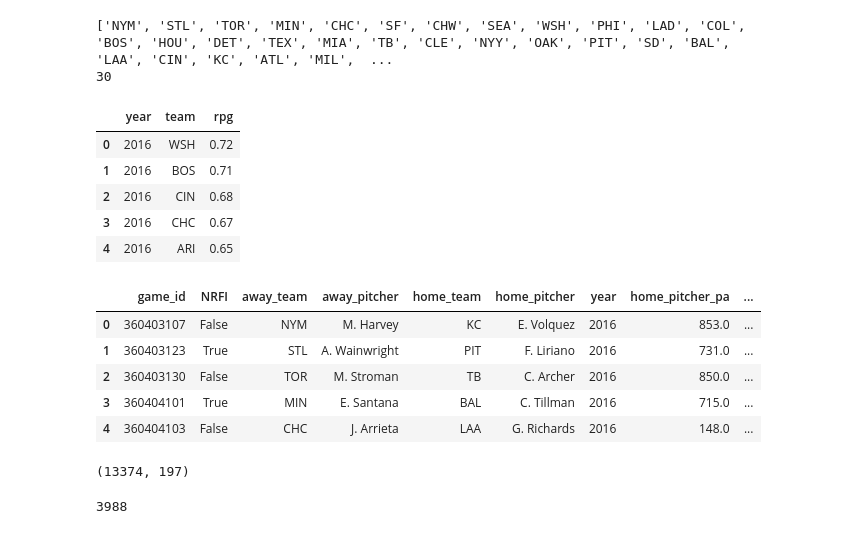
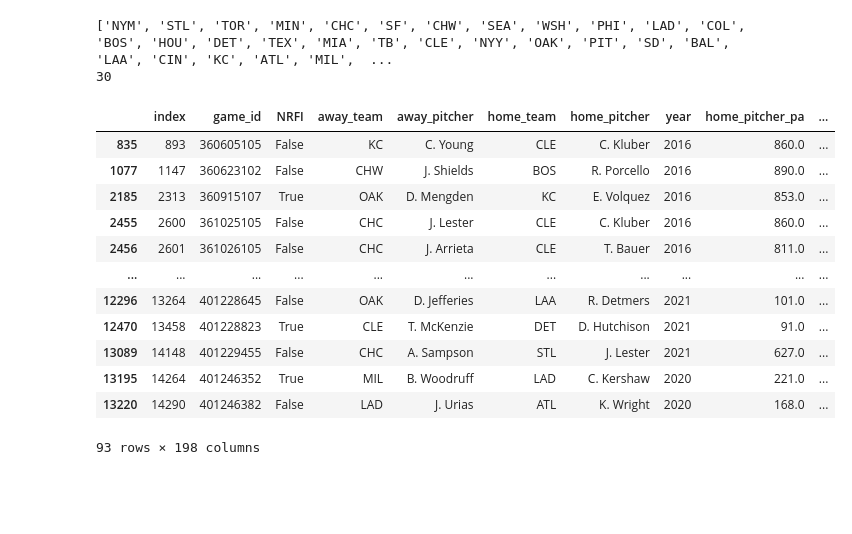
Before and after one commit to stevenarbo3/nrfi_prediction, a Jupyter notebook: nrfi.ipynb, the cells around one changed output. Drawn from its saved outputs; the diff is of its cells as text; code cells hidden in the pictures; blank space fills up the shorter version.

```diff
--- a/nrfi.ipynb
+++ b/nrfi.ipynb
@@ -471,14 +365,12 @@ df.head()
 
 Going to scrape teamrankings.com for the data
 # %%
-%pip install html5lib
-
 import pandas as pd
 import time, random, os
 
 # Load data if already scraped
-if os.path.exists('first-inning-runs-per-game.csv'):
-    first_inning_rpg_df = pd.read_csv('first-inning-runs-per-game.csv', index_col=0)
+if os.path.exists('data/first-inning-runs-per-game.csv'):
+    first_inning_rpg_df = pd.read_csv('data/first-inning-runs-per-game.csv', index_col=0)
 else:
     # List of seasons to scrape
     seasons = ['2016', '2017', '2018', '2019', '2020', '2021']
@@ -502,4 +394,4 @@ else:
         time.sleep(random.randint(4, 6))  # Sleep to avoid rate limiting
 
     # Save the data
-    first_inning_rpg_df.to_csv('first-inning-runs-per-game.csv')
+    first_inning_rpg_df.to_csv('data/first-inning-runs-per-game.csv')
@@ -611,15 +490,6 @@ location_to_abbrev = {
 
 # Convert the 'Location' column to abbreviations
 first_inning_rpg_df['team'] = first_inning_rpg_df['team'].map(location_to_abbrev)
-
-first_inning_rpg_df.head()
-# %% [output]
-|  | year | team | rpg |
-| 0 | 2016 | WSH | 0.72 |
-| 1 | 2016 | BOS | 0.71 |
-| 2 | 2016 | CIN | 0.68 |
-| 3 | 2016 | CHC | 0.67 |
-| 4 | 2016 | ARI | 0.65 |
 # %%
 df = df.merge(
     first_inning_rpg_df,
@@ -642,21 +512,19 @@ df = df.merge(
 ).drop(columns=['team'])
 
 df = df.rename(columns=lambda col: f'home_{col}' if col == 'rpg' else col)
-
-
-df.head()
-# %% [output]
-|  | game_id | NRFI | away_team | away_pitcher | home_team | home_pitcher | year | home_pitcher_pa | ... |
-| 0 | 360403107 | False | NYM | M. Harvey | KC | E. Volquez | 2016 | 853.0 | ... |
-| 1 | 360403123 | True | STL | A. Wainwright | PIT | F. Liriano | 2016 | 731.0 | ... |
-| 2 | 360403130 | False | TOR | M. Stroman | TB | C. Archer | 2016 | 850.0 | ... |
-| 3 | 360404101 | True | MIN | E. Santana | BAL | C. Tillman | 2016 | 715.0 | ... |
-| 4 | 360404103 | False | CHC | J. Arrieta | LAA | G. Richards | 2016 | 148.0 | ... |
-# %%
-df.shape
-# %% [output]
-(13374, 197)
 # %%
-df.isna().any(axis=1).sum()
+df[df.isnull().any(axis=1)]
 # %% [output]
+|  | index | game_id | NRFI | away_team | away_pitcher | home_team | home_pitcher | year | home_pitcher_pa | ... |
+| 835 | 893 | 360605105 | False | KC | C. Young | CLE | C. Kluber | 2016 | 860.0 | ... |
+| 1077 | 1147 | 360623102 | False | CHW | J. Shields | BOS | R. Porcello | 2016 | 890.0 | ... |
+| 2185 | 2313 | 360915107 | True | OAK | D. Mengden | KC | E. Volquez | 2016 | 853.0 | ... |
+| 2455 | 2600 | 361025105 | False | CHC | J. Lester | CLE | C. Kluber | 2016 | 860.0 | ... |
+| 2456 | 2601 | 361026105 | False | CHC | J. Arrieta | CLE | T. Bauer | 2016 | 811.0 | ... |
+| ... | ... | ... | ... | ... | ... | ... | ... | ... | ... | ... |
+| 12296 | 13264 | 401228645 | False | OAK | D. Jefferies | LAA | R. Detmers | 2021 | 101.0 | ... |
+| 12470 | 13458 | 401228823 | True | CLE | T. McKenzie | DET | D. Hutchison | 2021 | 91.0 | ... |
+| 13089 | 14148 | 401229455 | False | CHC | A. Sampson | STL | J. Lester | 2021 | 627.0 | ... |
+| 13195 | 14264 | 401246352 | True | MIL | B. Woodruff | LAD | C. Kershaw | 2020 | 221.0 | ... |
+| 13220 | 14290 | 401246382 | False | LAD | J. Urias | ATL | K. Wright | 2020 | 168.0 | ... |
-3988
+93 rows × 198 columns
```
Also changed, not shown: parts of 66 cells of this notebook.
